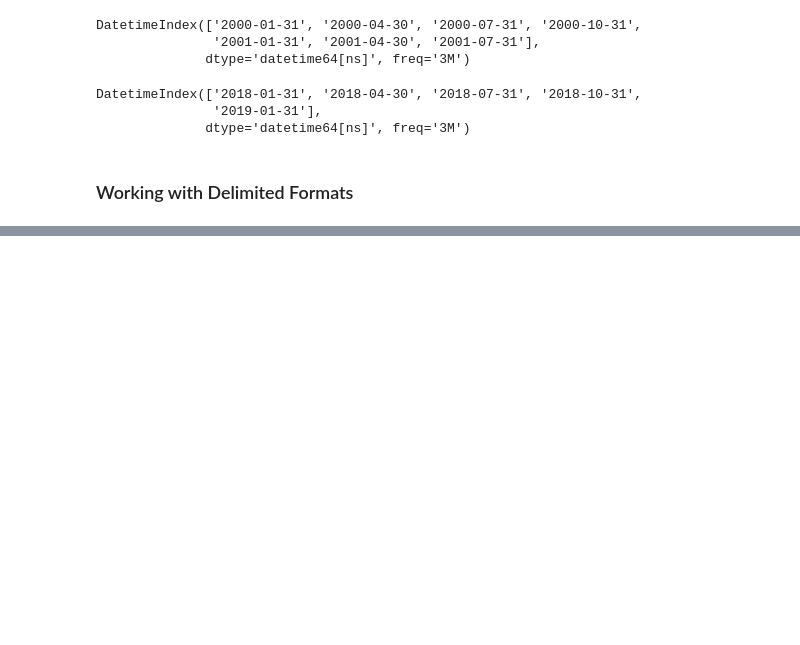
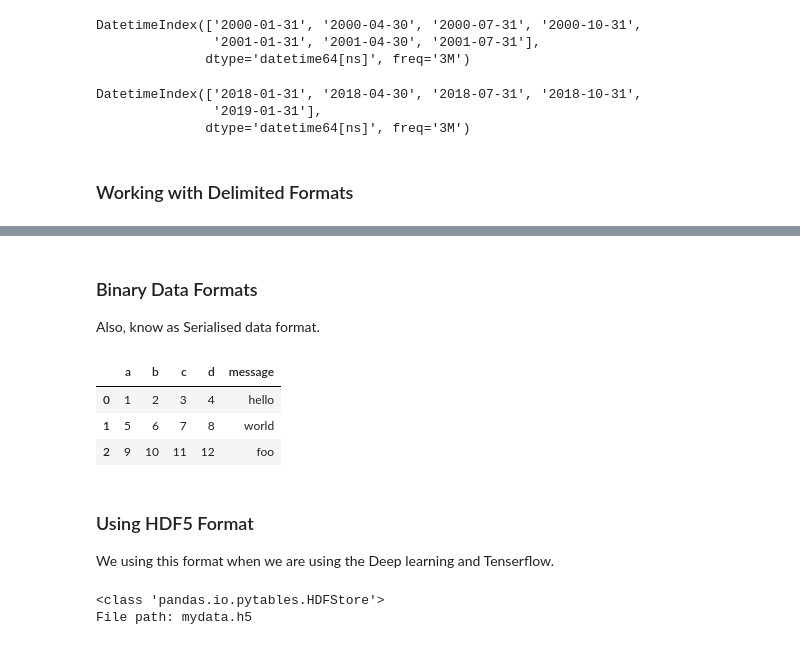
Before and after one commit to Bharat-Soren/Practice, a Jupyter notebook: Restart/Classes/10th Class Pandas 2nd Session.ipynb, the cells around one changed output, grey strips where cells are left out. Saved outputs shown, nothing was run; the diff lists cells and outputs as text; code cells hidden in the pictures; blank space fills up the shorter version.

```diff
--- a/Restart/Classes/10th Class Pandas 2nd Session.ipynb
+++ b/Restart/Classes/10th Class Pandas 2nd Session.ipynb
@@ -186,0 +464,4 @@ DatetimeIndex(['2018-01-31', '2018-04-30', '2018-07-31', '2018-10-31',
+# %% [markdown]
+### Binary Data  Formats
+
+Also, know as Serialised data format.
@@ -186,0 +473,21 @@ DatetimeIndex(['2018-01-31', '2018-04-30', '2018-07-31', '2018-10-31',
+# %%
+pd.read_pickle('Code Pandas Examples/pickle')
+# %% [output]
+|  | a | b | c | d | message |
+| 0 | 1 | 2 | 3 | 4 | hello |
+| 1 | 5 | 6 | 7 | 8 | world |
+| 2 | 9 | 10 | 11 | 12 | foo |
+# %% [markdown]
+### Using HDF5 Format
+
+We using this format when we are using the Deep learning and Tenserflow.
+# %%
+import numpy as np
+frame1 = pd.DataFrame({'a': np.random.randn(100)})
+store = pd.HDFStore('mydata.h5')
+store['obj1'] = frame1
+store['obj_col'] = frame1['a']
+store
+# %% [output]
+<class 'pandas.io.pytables.HDFStore'>
+File path: mydata.h5
```
Also changed, not shown: parts of 35 cells of this notebook, 3 other files.
